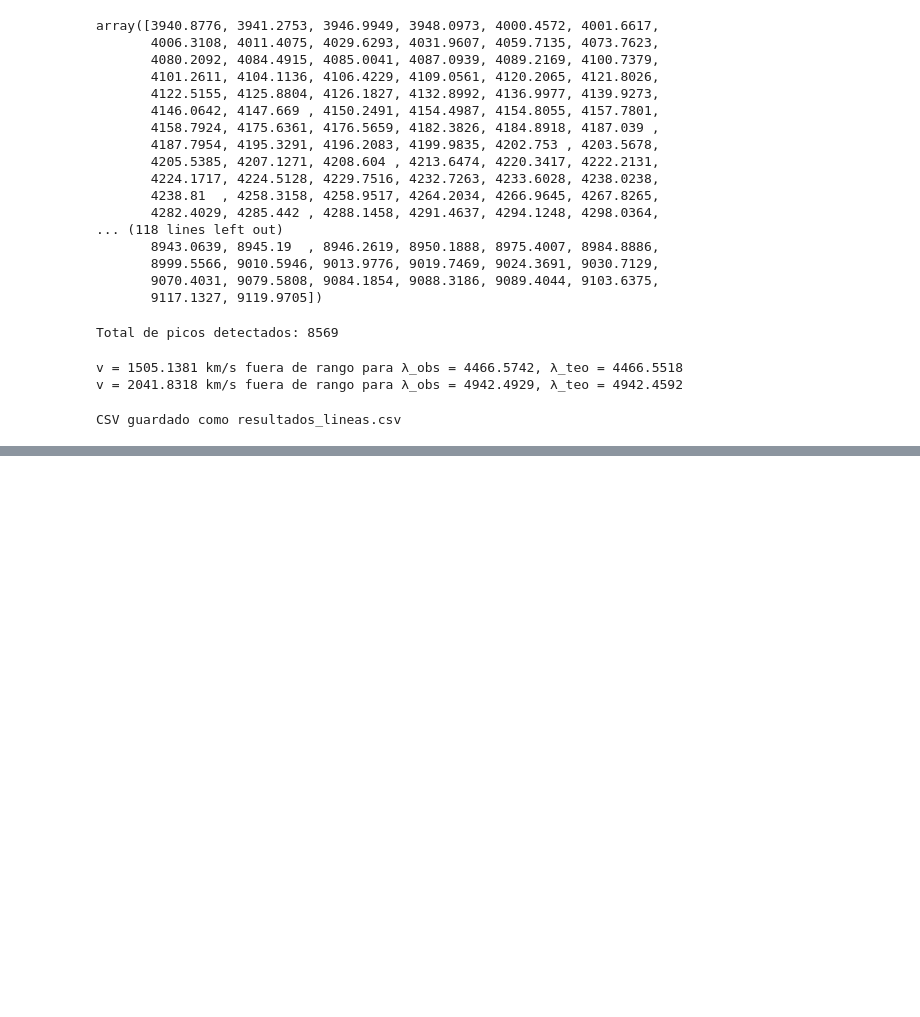
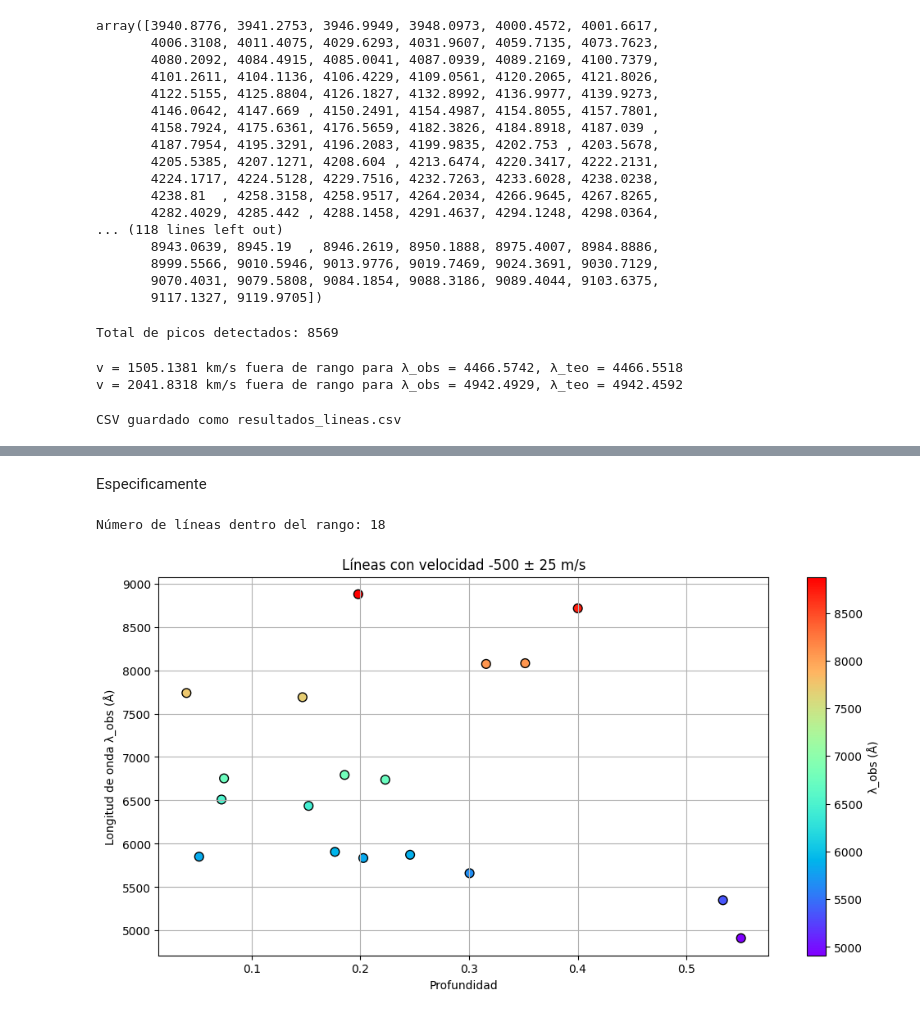
Before and after one commit to JessiDaniL/Proyecto-Te-rico-Arturo, a Jupyter notebook: Espectro completo de arturo_visualizador/Espectro completo de arturo_visualizador/analisis_arturo_completo.ipynb, the cells around one changed output, grey strips where cells are left out. Cells and saved outputs as stored; diff of their text form; code cells hidden in the pictures; blank space fills up the shorter version.

```diff
--- a/Espectro completo de arturo_visualizador/Espectro completo de arturo_visualizador/analisis_arturo_completo.ipynb
+++ b/Espectro completo de arturo_visualizador/Espectro completo de arturo_visualizador/analisis_arturo_completo.ipynb
@@ -375,0 +424,39 @@ plt.show()
+# %% [markdown]
+Especificamente
+# %%
+#Velocidad constante de -500 m/s +- 25 m/s
+v_c = -500
+d_v = 25
+v_min = v_c - d_v
+v_max = v_c + d_v
+
+
+df_filtro = df_resultados[(df_resultados['Velocidad (km/s)'] >= v_min) &
+                          (df_resultados['Velocidad (km/s)'] <= v_max)]
+
+print(f"Número de líneas dentro del rango: {len(df_filtro)}")
+
+
+plt.figure(figsize=(12, 6))
+sc = plt.scatter(
+    df_filtro['Profundidad'],
+    df_filtro['λ_obs (Å)'],
+    c=df_filtro['λ_obs (Å)'],
+    cmap='rainbow',
+    s=60,
+    edgecolor='k'
+)
+
+plt.xlabel("Profundidad")
+plt.ylabel("Longitud de onda λ_obs (Å)")
+plt.title(f"Líneas con velocidad {v_c} ± {d_v} m/s")
+plt.grid(True)
+
+# Barra de color
+cbar = plt.colorbar(sc)
+cbar.set_label("λ_obs (Å)")
+
+plt.show()
+# %% [output]
+Número de líneas dentro del rango: 18
+[figure, added]
```
Also changed, not shown: parts of 17 cells of this notebook, 1 other file.
